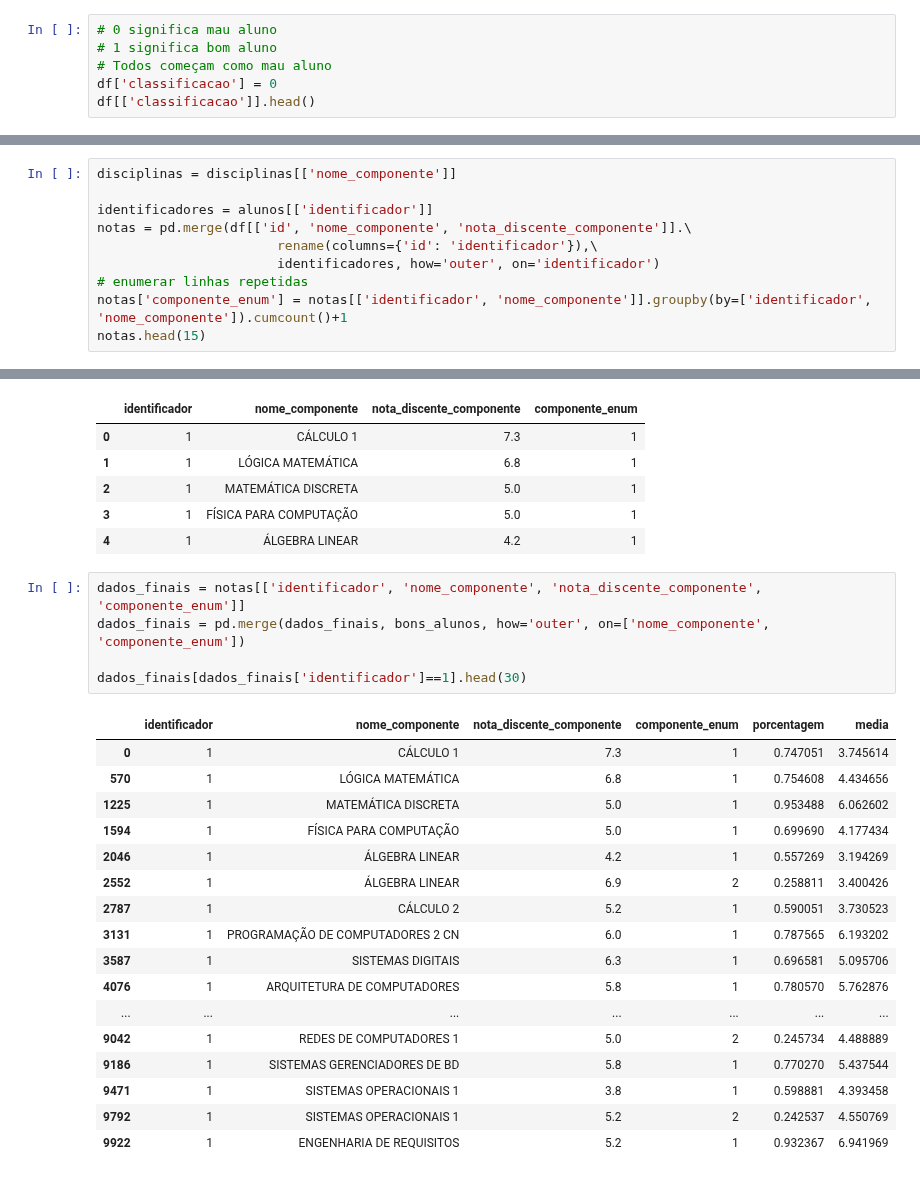
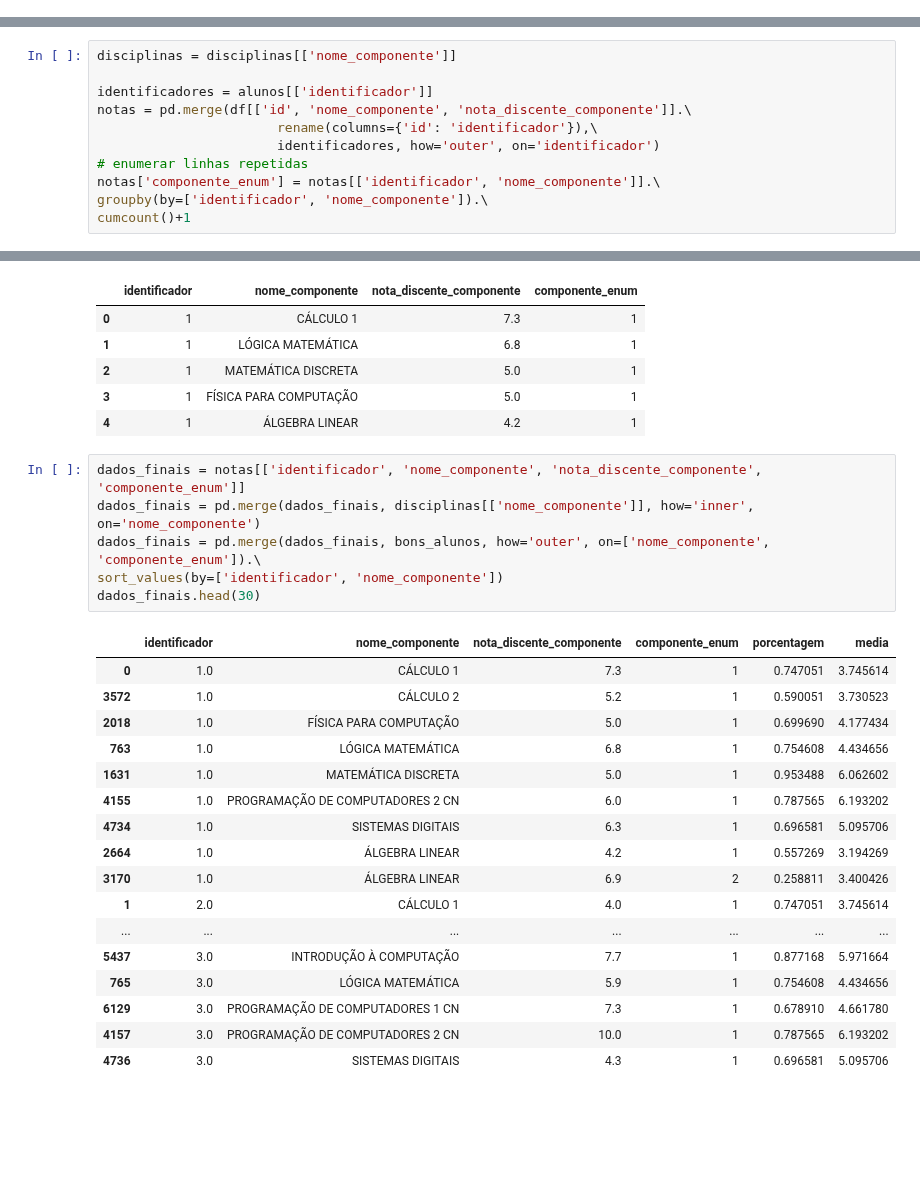
Before and after one commit to luanagbmartins/inteligencia-artificial, a Jupyter notebook: Decision Tree.ipynb, the cells around one changed output, grey strips where cells are left out. Saved outputs shown, nothing was run; the diff lists cells and outputs as text; blank space fills up the shorter version.

```diff
--- a/Decision Tree.ipynb
+++ b/Decision Tree.ipynb
@@ -90,6 +61,0 @@ memory usage: 11.3+ MB
-# %%
-# 0 significa mau aluno
-# 1 significa bom aluno
-# Todos começam como mau aluno
-df['classificacao'] = 0
-df[['classificacao']].head()
@@ -236,5 +186,6 @@ notas = pd.merge(df[['id', 'nome_componente', 'nota_discente_componente']].\
                        rename(columns={'id': 'identificador'}),\
                        identificadores, how='outer', on='identificador')
 # enumerar linhas repetidas
-notas['componente_enum'] = notas[['identificador', 'nome_componente']].groupby(by=['identificador', 'nome_componente']).cumcount()+1
-notas.head(15)
+notas['componente_enum'] = notas[['identificador', 'nome_componente']].\
+groupby(by=['identificador', 'nome_componente']).\
+cumcount()+1
@@ -333,27 +246,28 @@ notas.head()
 | 4 | 1 | ÁLGEBRA LINEAR | 4.2 | 1 |
 # %%
 dados_finais = notas[['identificador', 'nome_componente', 'nota_discente_componente', 'componente_enum']]
-dados_finais = pd.merge(dados_finais, bons_alunos, how='outer', on=['nome_componente', 'componente_enum'])
-
-dados_finais[dados_finais['identificador']==1].head(30)
+dados_finais = pd.merge(dados_finais, disciplinas[['nome_componente']], how='inner', on='nome_componente')
+dados_finais = pd.merge(dados_finais, bons_alunos, how='outer', on=['nome_componente', 'componente_enum']).\
+sort_values(by=['identificador', 'nome_componente'])
+dados_finais.head(30)
 # %% [output]
 |  | identificador | nome_componente | nota_discente_componente | componente_enum | porcentagem | media |
-| 0 | 1 | CÁLCULO 1 | 7.3 | 1 | 0.747051 | 3.745614 |
-| 570 | 1 | LÓGICA MATEMÁTICA | 6.8 | 1 | 0.754608 | 4.434656 |
-| 1225 | 1 | MATEMÁTICA DISCRETA | 5.0 | 1 | 0.953488 | 6.062602 |
-| 1594 | 1 | FÍSICA PARA COMPUTAÇÃO | 5.0 | 1 | 0.699690 | 4.177434 |
-| 2046 | 1 | ÁLGEBRA LINEAR | 4.2 | 1 | 0.557269 | 3.194269 |
-| 2552 | 1 | ÁLGEBRA LINEAR | 6.9 | 2 | 0.258811 | 3.400426 |
-| 2787 | 1 | CÁLCULO 2 | 5.2 | 1 | 0.590051 | 3.730523 |
-| 3131 | 1 | PROGRAMAÇÃO DE COMPUTADORES 2 CN | 6.0 | 1 | 0.787565 | 6.193202 |
-| 3587 | 1 | SISTEMAS DIGITAIS | 6.3 | 1 | 0.696581 | 5.095706 |
-| 4076 | 1 | ARQUITETURA DE COMPUTADORES | 5.8 | 1 | 0.780570 | 5.762876 |
+| 0 | 1.0 | CÁLCULO 1 | 7.3 | 1 | 0.747051 | 3.745614 |
+| 3572 | 1.0 | CÁLCULO 2 | 5.2 | 1 | 0.590051 | 3.730523 |
+| 2018 | 1.0 | FÍSICA PARA COMPUTAÇÃO | 5.0 | 1 | 0.699690 | 4.177434 |
+| 763 | 1.0 | LÓGICA MATEMÁTICA | 6.8 | 1 | 0.754608 | 4.434656 |
+| 1631 | 1.0 | MATEMÁTICA DISCRETA | 5.0 | 1 | 0.953488 | 6.062602 |
+| 4155 | 1.0 | PROGRAMAÇÃO DE COMPUTADORES 2 CN | 6.0 | 1 | 0.787565 | 6.193202 |
+| 4734 | 1.0 | SISTEMAS DIGITAIS | 6.3 | 1 | 0.696581 | 5.095706 |
+| 2664 | 1.0 | ÁLGEBRA LINEAR | 4.2 | 1 | 0.557269 | 3.194269 |
+| 3170 | 1.0 | ÁLGEBRA LINEAR | 6.9 | 2 | 0.258811 | 3.400426 |
+| 1 | 2.0 | CÁLCULO 1 | 4.0 | 1 | 0.747051 | 3.745614 |
 | ... | ... | ... | ... | ... | ... | ... |
-| 9042 | 1 | REDES DE COMPUTADORES 1 | 5.0 | 2 | 0.245734 | 4.488889 |
-| 9186 | 1 | SISTEMAS GERENCIADORES DE BD | 5.8 | 1 | 0.770270 | 5.437544 |
-| 9471 | 1 | SISTEMAS OPERACIONAIS 1 | 3.8 | 1 | 0.598881 | 4.393458 |
-| 9792 | 1 | SISTEMAS OPERACIONAIS 1 | 5.2 | 2 | 0.242537 | 4.550769 |
-| 9922 | 1 | ENGENHARIA DE REQUISITOS | 5.2 | 1 | 0.932367 | 6.941969 |
+| 5437 | 3.0 | INTRODUÇÃO À COMPUTAÇÃO | 7.7 | 1 | 0.877168 | 5.971664 |
+| 765 | 3.0 | LÓGICA MATEMÁTICA | 5.9 | 1 | 0.754608 | 4.434656 |
+| 6129 | 3.0 | PROGRAMAÇÃO DE COMPUTADORES 1 CN | 7.3 | 1 | 0.678910 | 4.661780 |
+| 4157 | 3.0 | PROGRAMAÇÃO DE COMPUTADORES 2 CN | 10.0 | 1 | 0.787565 | 6.193202 |
+| 4736 | 3.0 | SISTEMAS DIGITAIS | 4.3 | 1 | 0.696581 | 5.095706 |
 # %%
 repeticoes = dados_finais.\
 groupby(by=['identificador', 'nome_componente']).count().reset_index([0,-1]).\
```
Also changed, not shown: parts of 13 cells of this notebook.
